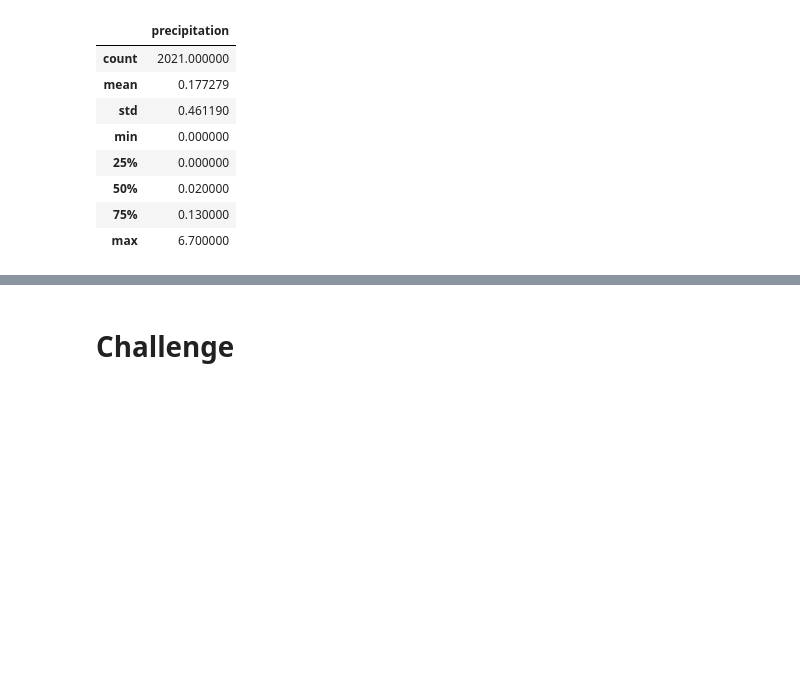
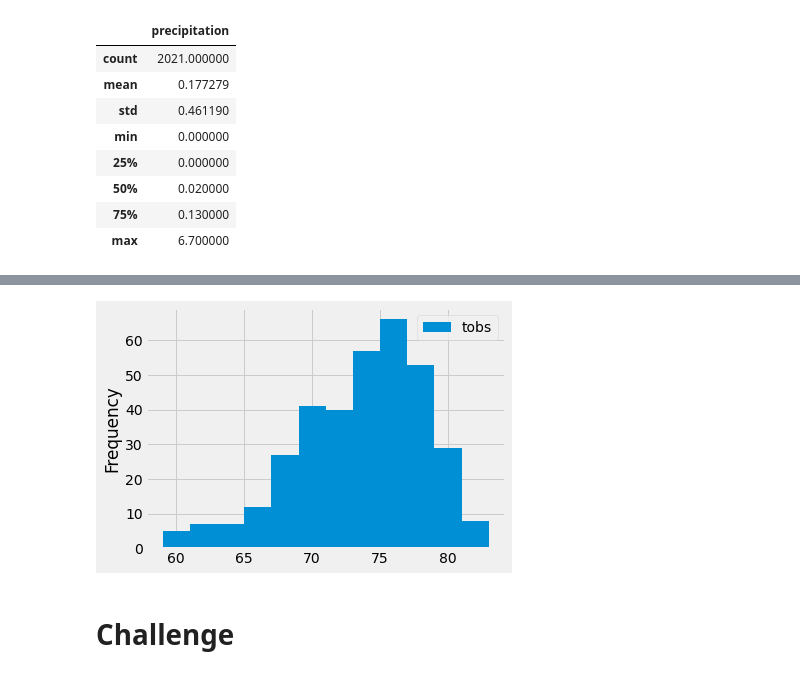
Before and after one commit to svujcich/surfs_up, a Jupyter notebook: Resources/climate_analysis.ipynb, the cells around one changed output, grey strips where cells are left out. Saved outputs shown, nothing was run; the diff lists cells and outputs as text; code cells hidden in the pictures; blank space fills up the shorter version.

Commit message:
added histogram of temperature

```diff
--- a/Resources/climate_analysis.ipynb
+++ b/Resources/climate_analysis.ipynb
@@ -96,0 +143,14 @@ df.describe()
+# %%
+# Choose the station with the highest number of temperature observations.
+# Query the last 12 months of temperature observation data for this station and plot the results as a histogram
+    #a: select column of interest; session.query(Measurement.tobs)
+    #b. filter out all the stations except the most active; filter(Measurement.station == 'USC00519281')
+    #c. add a filter to show only the past year filter(Measurement.date >= prev_year)
+    #d: add .all() function to save results as a list
+results = session.query(Measurement.tobs).\
+filter(Measurement.station == 'USC00519281').\
+filter(Measurement.date >= prev_year).all()
+#print(results)
+    #e: convert results to a DataFrame
+df = pd.DataFrame(results, columns=['tobs'])
+print(df)
@@ -97,3 +172,12 @@ df.describe()
+# %%
+#plot temperature observations using a histogram
+    #a:use plot function, specify a histogram, specify number of bins;df.plot.hist(bins=12)
+    #b: compress x-axis labels so they fit into the box holding the plot;plt.tight_layout()
+df.plot.hist(bins=12)
+plt.tight_layout()
+#count up number of bins right of 67 degrees, temp was over 67 degrees for about 325 days
+# %% [output]
+[figure, added]
 # %%
 # Write a function called `calc_temps` that will accept start date and end date in the format '%Y-%m-%d'
 # and return the minimum, average, and maximum temperatures for that range of dates
```
Also changed, not shown: parts of 10 cells of this notebook.
